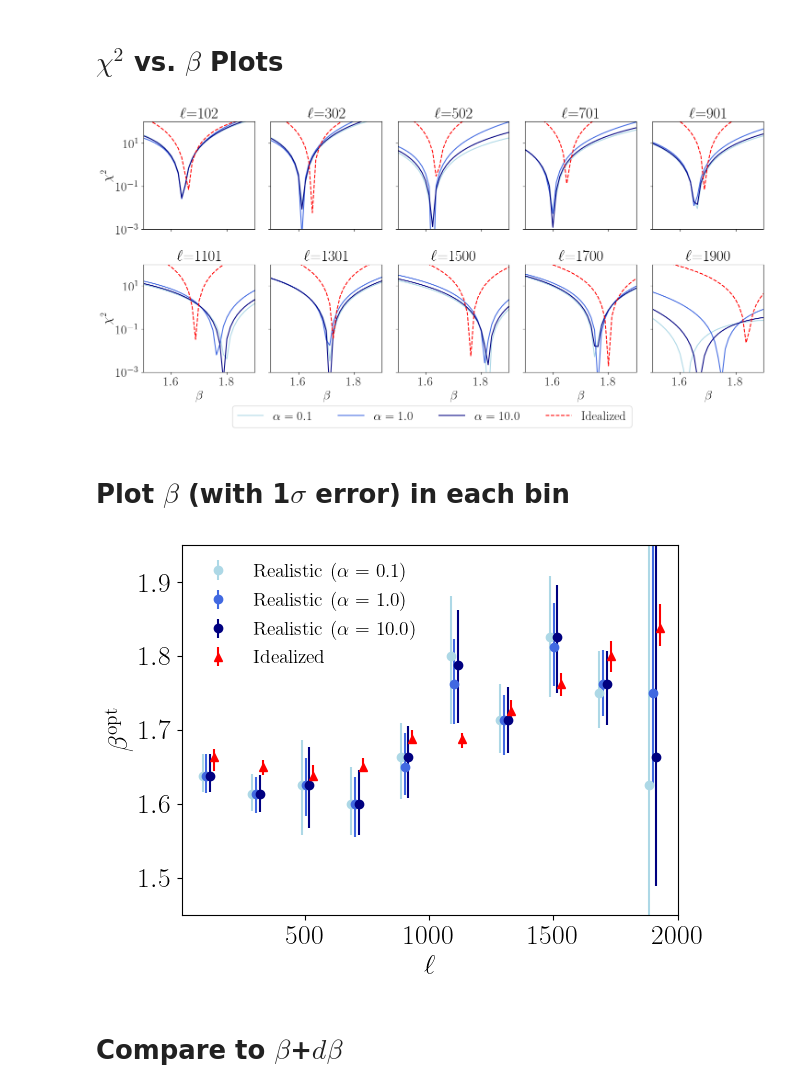
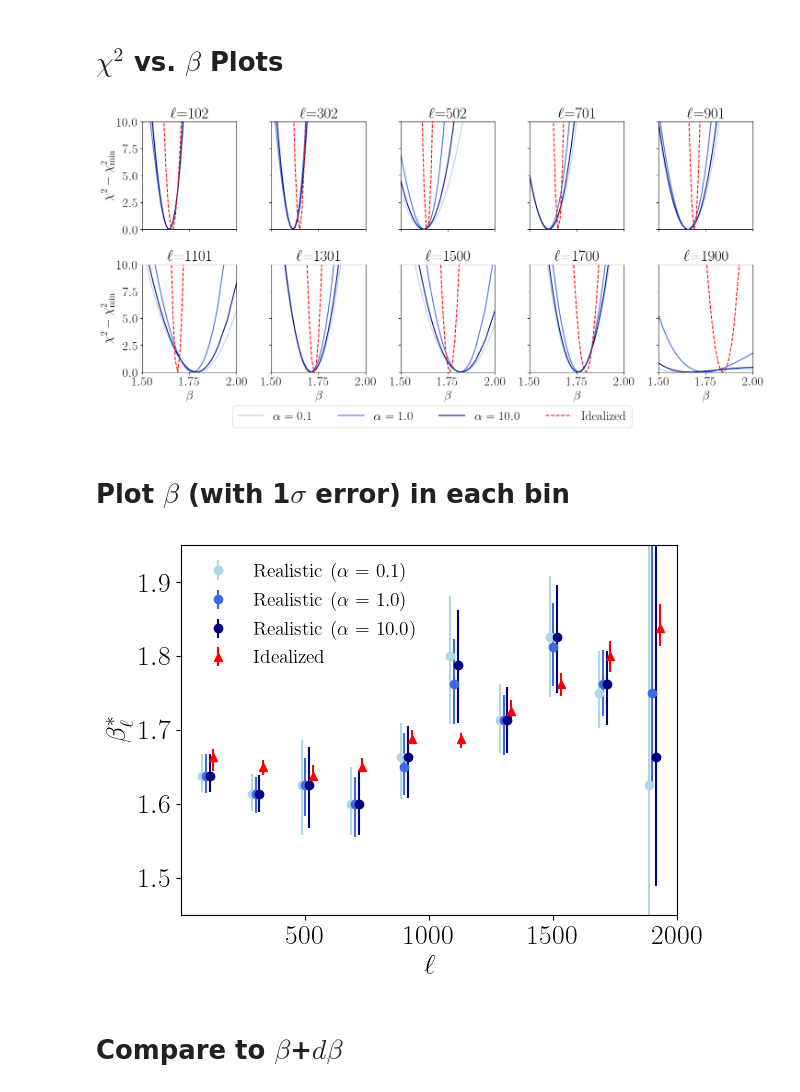
Before and after one commit to kmsurrao/CIB-deproj, a Jupyter notebook: paper_plots.ipynb, the cells around one changed output. Saved outputs shown, nothing was run; the diff lists cells and outputs as text; code cells hidden in the pictures.

```diff
--- a/paper_plots.ipynb
+++ b/paper_plots.ipynb
@@ -64,39 +64,39 @@ mean_ells = (res[1][:-1]+res[1][1:])/2
 # %%
 # Create a grid of 2 rows x 5 columns for 10 subplots
 fig, axes = plt.subplots(nrows=2, ncols=5, figsize=(15, 7), sharey=True, sharex=True)
 axes = axes.flatten()  # Flatten the 2D array of axes for easy iteration
 
 fmt = '-'
 colors = ['lightblue', 'royalblue', 'navy']
 
 for idx in range(10):
     ax = axes[idx]
     # Plot each set of data on the current subplot
-    ax.plot(beta_arr, chi2_alpha0p1[idx], fmt, label=r'$\alpha=0.1$', color=colors[0])
-    ax.plot(beta_arr, chi2_alpha1[idx], fmt, label=r'$\alpha=1.0$', color=colors[1])
-    ax.plot(beta_arr, chi2_alpha10[idx], fmt, label=r'$\alpha=10.0$', color=colors[2])
-    ax.plot(beta_arr, chi2_true[idx], label=r'Idealized', color='red', linestyle='dashed')
+    ax.plot(beta_arr, chi2_alpha0p1[idx]-min(chi2_alpha0p1[idx]), fmt, label=r'$\alpha=0.1$', color=colors[0])
+    ax.plot(beta_arr, chi2_alpha1[idx]-min(chi2_alpha1[idx]), fmt, label=r'$\alpha=1.0$', color=colors[1])
+    ax.plot(beta_arr, chi2_alpha10[idx]-min(chi2_alpha10[idx]), fmt, label=r'$\alpha=10.0$', color=colors[2])
+    ax.plot(beta_arr, chi2_true[idx]-min(chi2_true[idx]), label=r'Idealized', color='red', linestyle='dashed')
 
     # Configure plot appearance
-    ax.set_yscale('log')
+#     ax.set_yscale('log')
     if idx > 4:
         ax.set_xlabel(r'$\beta$')
     if idx == 0 or idx == 5:
-        ax.set_ylabel(r'$\chi^2$')
-    ax.set_xlim(1.5, 1.9)
+        ax.set_ylabel(r'$\chi^2-\chi^2_{\rm min}$')
+    ax.set_xlim(1.5, 2.0)
     ax.set_title(r"$\ell$="+f'{int(np.round(mean_ells[idx]))}')
-    plt.ylim(bottom=10**(-3), top=10**2)
+    plt.ylim(bottom=0, top=10)
 
 handles, labels = axes[0].get_legend_handles_labels()
 fig.legend(handles, labels, loc='upper center', ncol=4, bbox_to_anchor=(0.5, 0.05), fontsize=20)
 
 # # Adjust layout to prevent overlapping
 plt.tight_layout()
 
 if save:
     plt.savefig(f'{save_dir}/chi2_vs_beta.pdf', bbox_inches='tight')
 # %% [output]
-[figure, old version]
+[figure, new version]
 # %% [markdown]
 # Plot $\beta$ (with 1$\sigma$ error) in each bin
 # %%
@@ -108,14 +108,14 @@ for a, alpha_list in enumerate([beta_alpha0p1, beta_alpha1, beta_alpha10]):
 plt.errorbar(mean_ells+15*2, means_true, fmt='^', yerr=[lowers_true, uppers_true], label=f'Idealized', color='red')
 plt.legend(loc='upper left', frameon=False, fontsize=14)
 plt.xlabel(r'$\ell$', fontsize=20)
-plt.ylabel(r'$\beta^{\rm opt}$', fontsize=20)
+plt.ylabel(r'$\beta^{*}_\ell$', fontsize=20)
 plt.ylim(1.45,1.95)
 plt.xlim(ellmin, ellmax)
 
 if save:
     plt.savefig(f'{save_dir}/beta_vs_ell.pdf', bbox_inches='tight')
 # %% [output]
-[figure, old version]
+[figure, new version]
 # %% [markdown]
 # Compare to $\beta$+$d\beta$
 # %%
```
Also changed, not shown: parts of 18 cells of this notebook, 8 other files.
